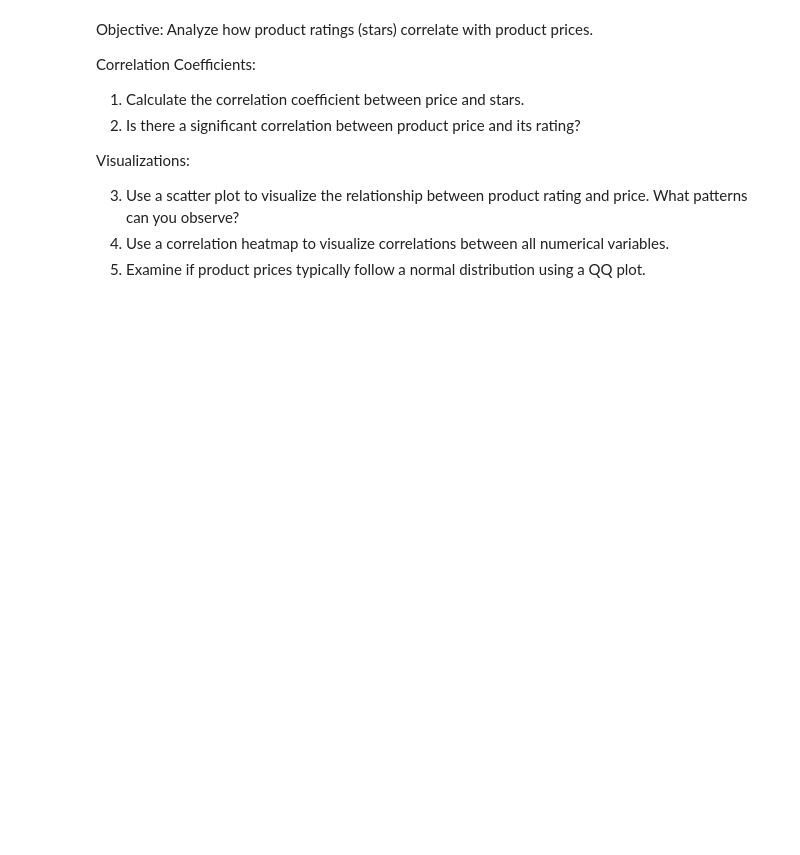
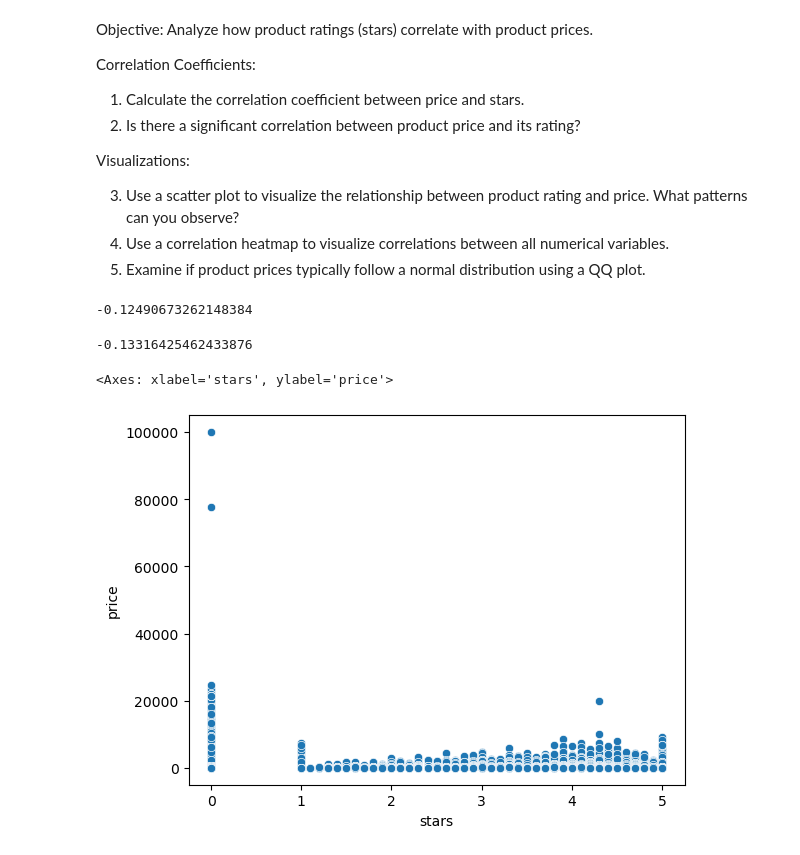
Before and after one commit to medirose/lab-eda-bivariate, a Jupyter notebook: Lab Bivariate.ipynb, the cells around one changed output. Saved outputs shown, nothing was run; the diff lists cells and outputs as text; code cells hidden in the pictures; blank space fills up the shorter version.

```diff
--- a/Lab Bivariate.ipynb
+++ b/Lab Bivariate.ipynb
@@ -135,3 +192,18 @@ Visualizations:
 3. Use a scatter plot to visualize the relationship between product rating and price. What patterns can you observe?
 4. Use a correlation heatmap to visualize correlations between all numerical variables.
 5. Examine if product prices typically follow a normal distribution using a QQ plot.
+# %%
+correlation = df['stars'].corr(df['price'])
+correlation
+# %% [output]
+-0.12490673262148384
+# %%
+correlation = df['stars'].corr(df['price'], method='spearman')
+correlation
+# %% [output]
+-0.13316425462433876
+# %%
+sns.scatterplot(data=df, x='stars', y='price')
+# %% [output]
+<Axes: xlabel='stars', ylabel='price'>
+[figure, added]
```
Also changed, not shown: parts of 9 cells of this notebook.
